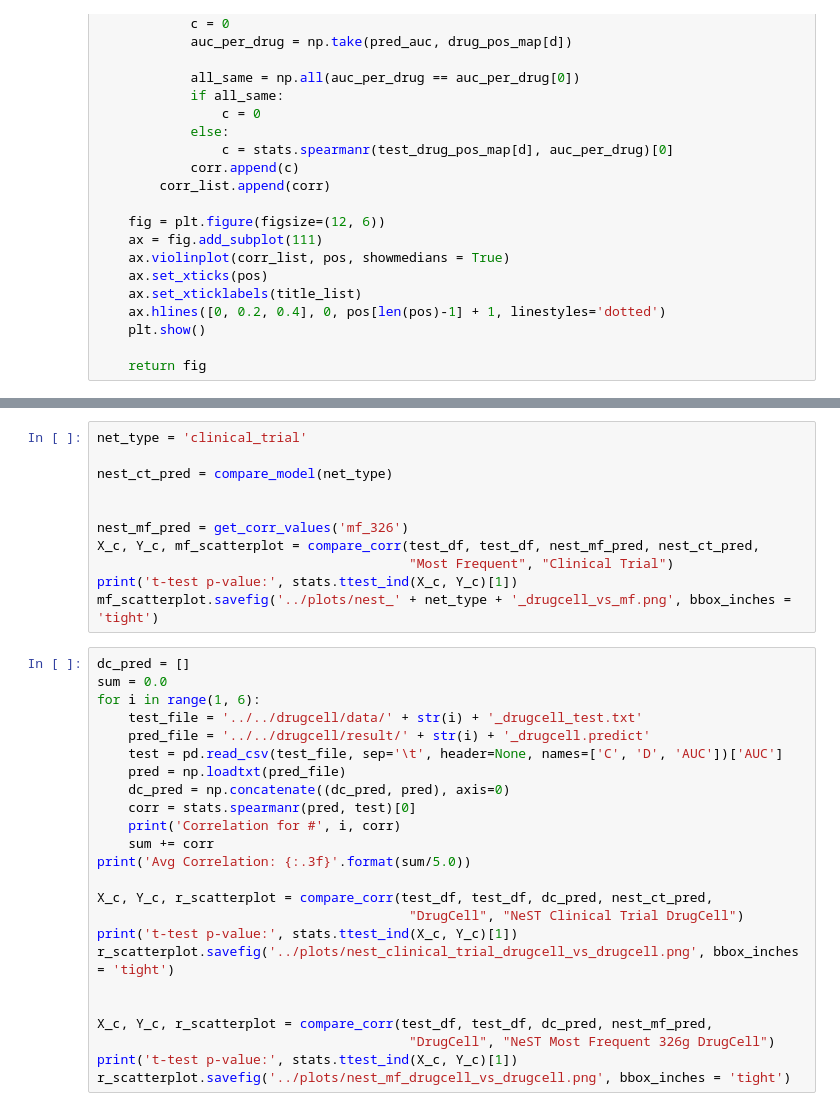
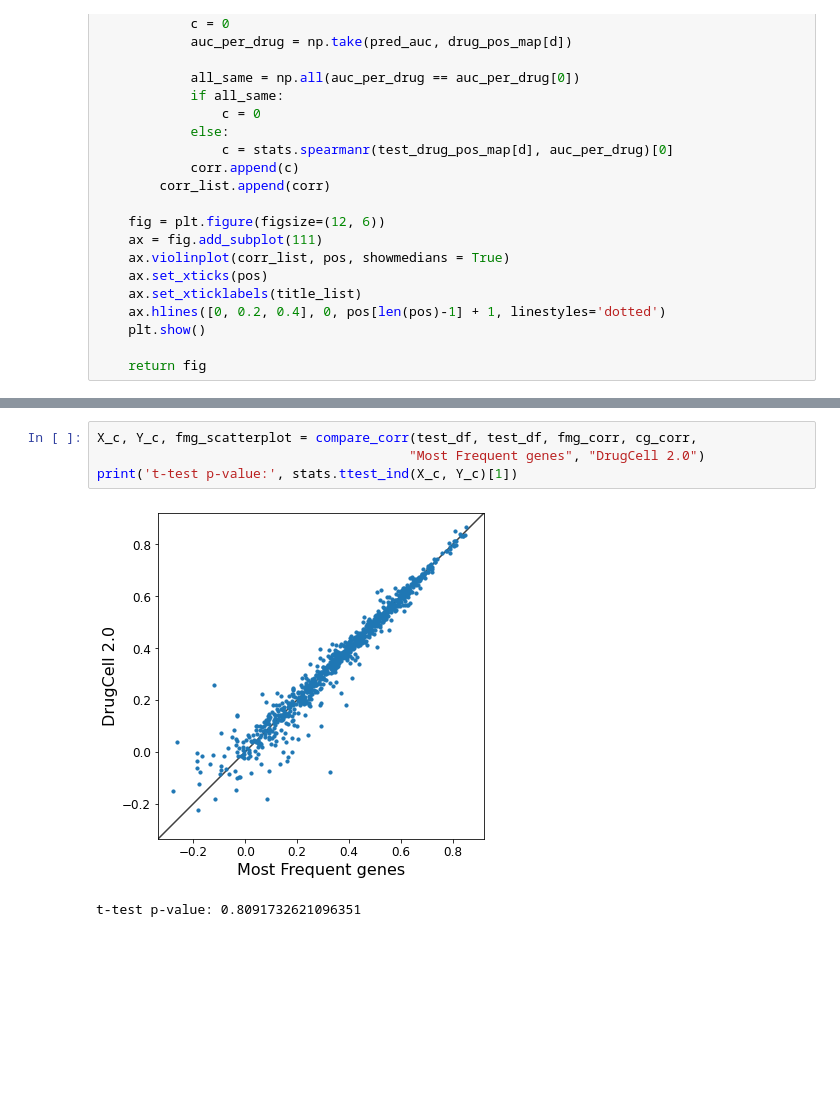
Before and after one commit to enmsilva/nest_drugcell, a Jupyter notebook: notebooks/model_comparison.ipynb, the cells around one changed output, grey strips where cells are left out. Drawn from its saved outputs; the diff is of its cells as text; blank space fills up the shorter version.

```diff
--- a/notebooks/model_comparison.ipynb
+++ b/notebooks/model_comparison.ipynb
@@ -269,35 +278,7 @@ drugs = pd.read_csv('../data/drug2ind.txt', sep='\t', header=None, names=['I', '
 # %%
-net_type = 'clinical_trial'
-
-nest_ct_pred = compare_model(net_type)
-
-
-nest_mf_pred = get_corr_values('mf_326')
-X_c, Y_c, mf_scatterplot = compare_corr(test_df, test_df, nest_mf_pred, nest_ct_pred,
-                                        "Most Frequent", "Clinical Trial")
+X_c, Y_c, fmg_scatterplot = compare_corr(test_df, test_df, fmg_corr, cg_corr,
+                                        "Most Frequent genes", "DrugCell 2.0")
 print('t-test p-value:', stats.ttest_ind(X_c, Y_c)[1])
-mf_scatterplot.savefig('../plots/nest_' + net_type + '_drugcell_vs_mf.png', bbox_inches = 'tight')
+# %% [output]
+[figure, added]
+t-test p-value: 0.8091732621096351
-# %%
-dc_pred = []
-sum = 0.0
-for i in range(1, 6):
-    test_file = '../../drugcell/data/' + str(i) + '_drugcell_test.txt'
-    pred_file = '../../drugcell/result/' + str(i) + '_drugcell.predict'
-    test = pd.read_csv(test_file, sep='\t', header=None, names=['C', 'D', 'AUC'])['AUC']
-    pred = np.loadtxt(pred_file)
-    dc_pred = np.concatenate((dc_pred, pred), axis=0)
-    corr = stats.spearmanr(pred, test)[0]
-    print('Correlation for #', i, corr)
-    sum += corr
-print('Avg Correlation: {:.3f}'.format(sum/5.0))
-
-X_c, Y_c, r_scatterplot = compare_corr(test_df, test_df, dc_pred, nest_ct_pred,
-                                        "DrugCell", "NeST Clinical Trial DrugCell")
-print('t-test p-value:', stats.ttest_ind(X_c, Y_c)[1])
-r_scatterplot.savefig('../plots/nest_clinical_trial_drugcell_vs_drugcell.png', bbox_inches = 'tight')
-
-
-X_c, Y_c, r_scatterplot = compare_corr(test_df, test_df, dc_pred, nest_mf_pred,
-                                        "DrugCell", "NeST Most Frequent 326g DrugCell")
-print('t-test p-value:', stats.ttest_ind(X_c, Y_c)[1])
-r_scatterplot.savefig('../plots/nest_mf_drugcell_vs_drugcell.png', bbox_inches = 'tight')
```
Also changed, not shown: parts of 12 cells of this notebook, 11 other files.
